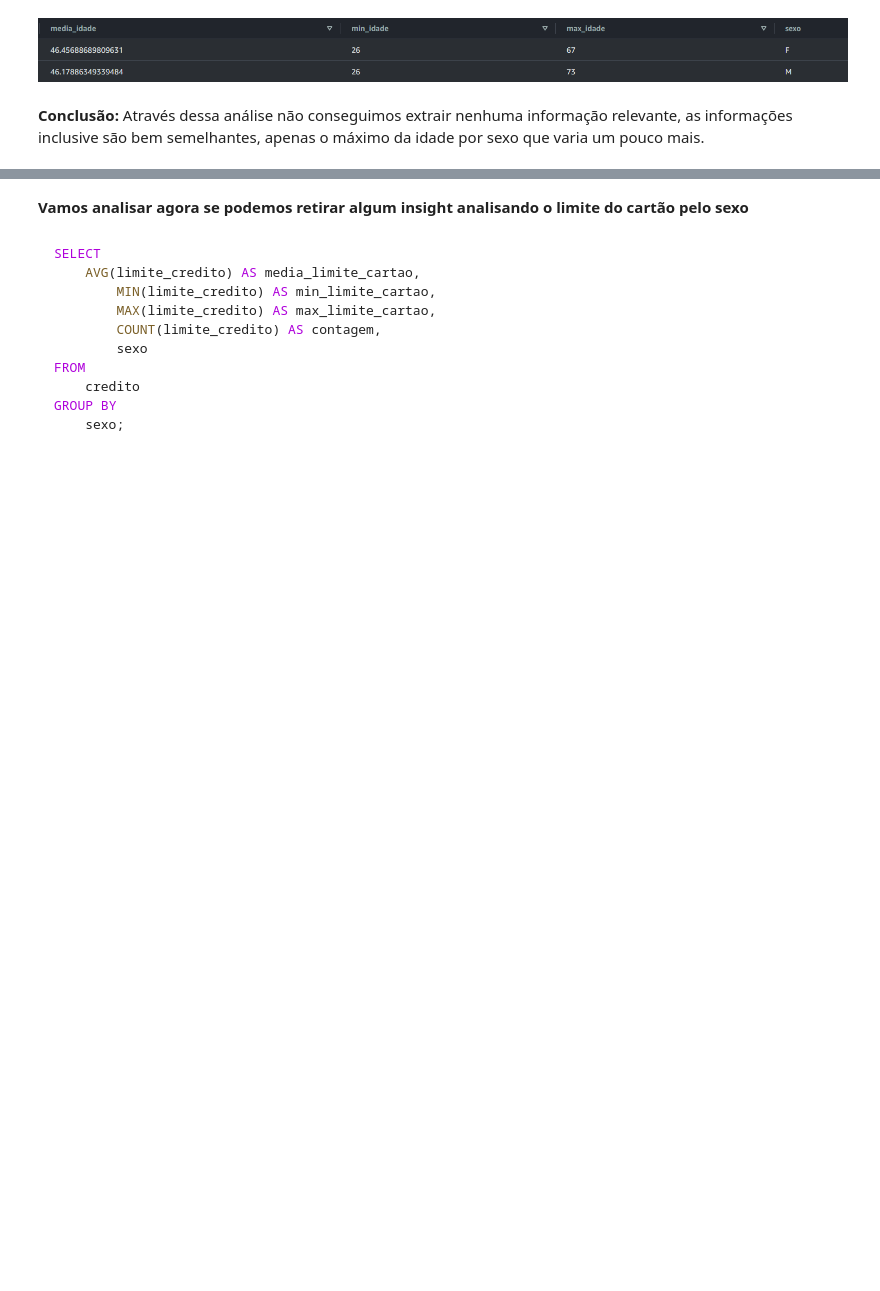
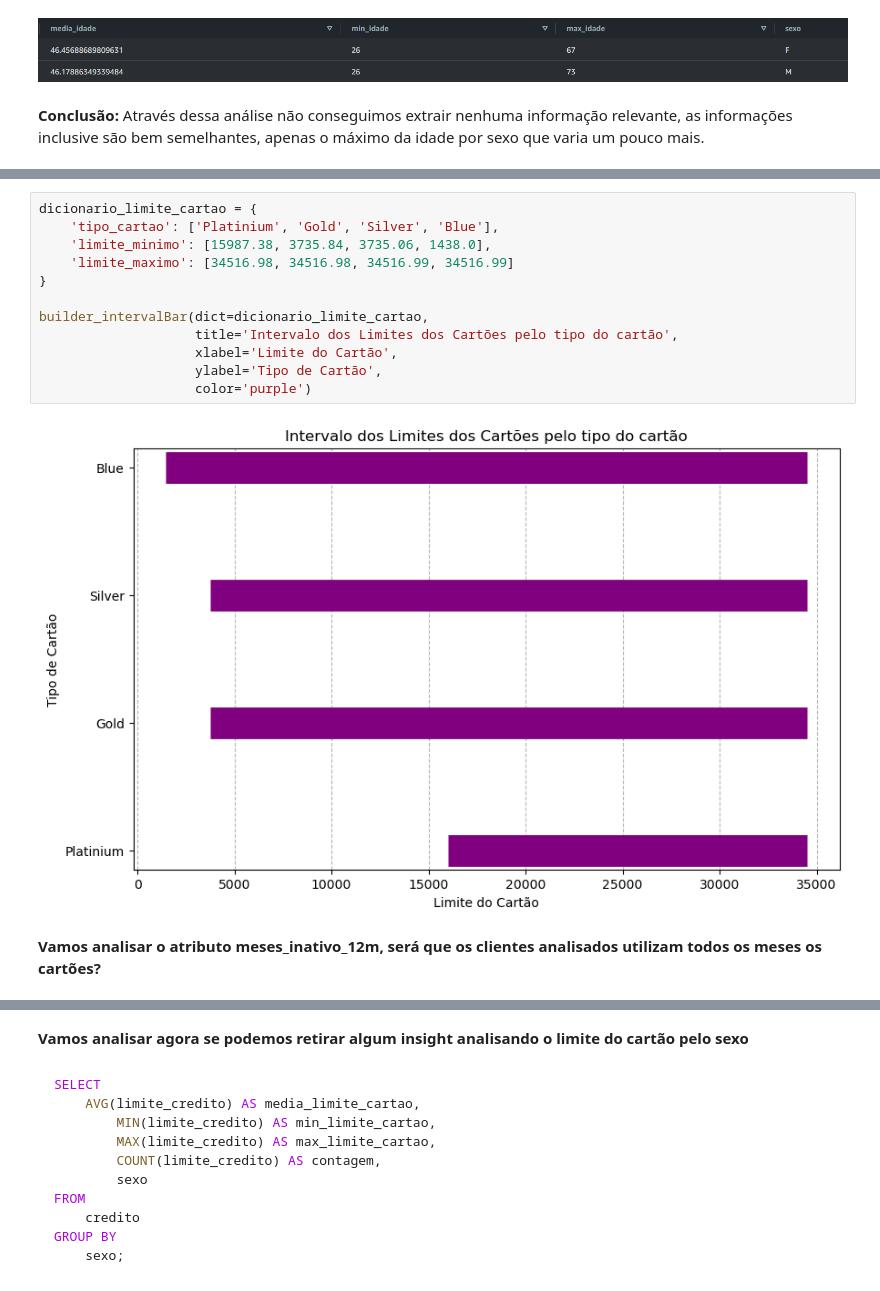
Before and after one commit to DevBrunoP/Projeto-Credit-SQL, a Jupyter notebook: Projeto SQL - Módulo 36.ipynb, the cells around one changed output, grey strips where cells are left out. Drawn from its saved outputs; the diff is of its cells as text; blank space fills up the shorter version.

```diff
--- a/Projeto SQL - Módulo 36.ipynb
+++ b/Projeto SQL - Módulo 36.ipynb
@@ -295,0 +433,16 @@ GROUP BY
+# %%
+dicionario_limite_cartao = {
+    'tipo_cartao': ['Platinium', 'Gold', 'Silver', 'Blue'],
+    'limite_minimo': [15987.38, 3735.84, 3735.06, 1438.0],
+    'limite_maximo': [34516.98, 34516.98, 34516.99, 34516.99]
+}
+
+builder_intervalBar(dict=dicionario_limite_cartao,
+                    title='Intervalo dos Limites dos Cartões pelo tipo do cartão',
+                    xlabel='Limite do Cartão',
+                    ylabel='Tipo de Cartão',
+                    color='purple')
+# %% [output]
+[figure, added]
+# %% [markdown]
+**Vamos analisar o atributo meses_inativo_12m, será que os clientes analisados utilizam todos os meses os cartões?**
```
Also changed, not shown: parts of 44 cells of this notebook.
